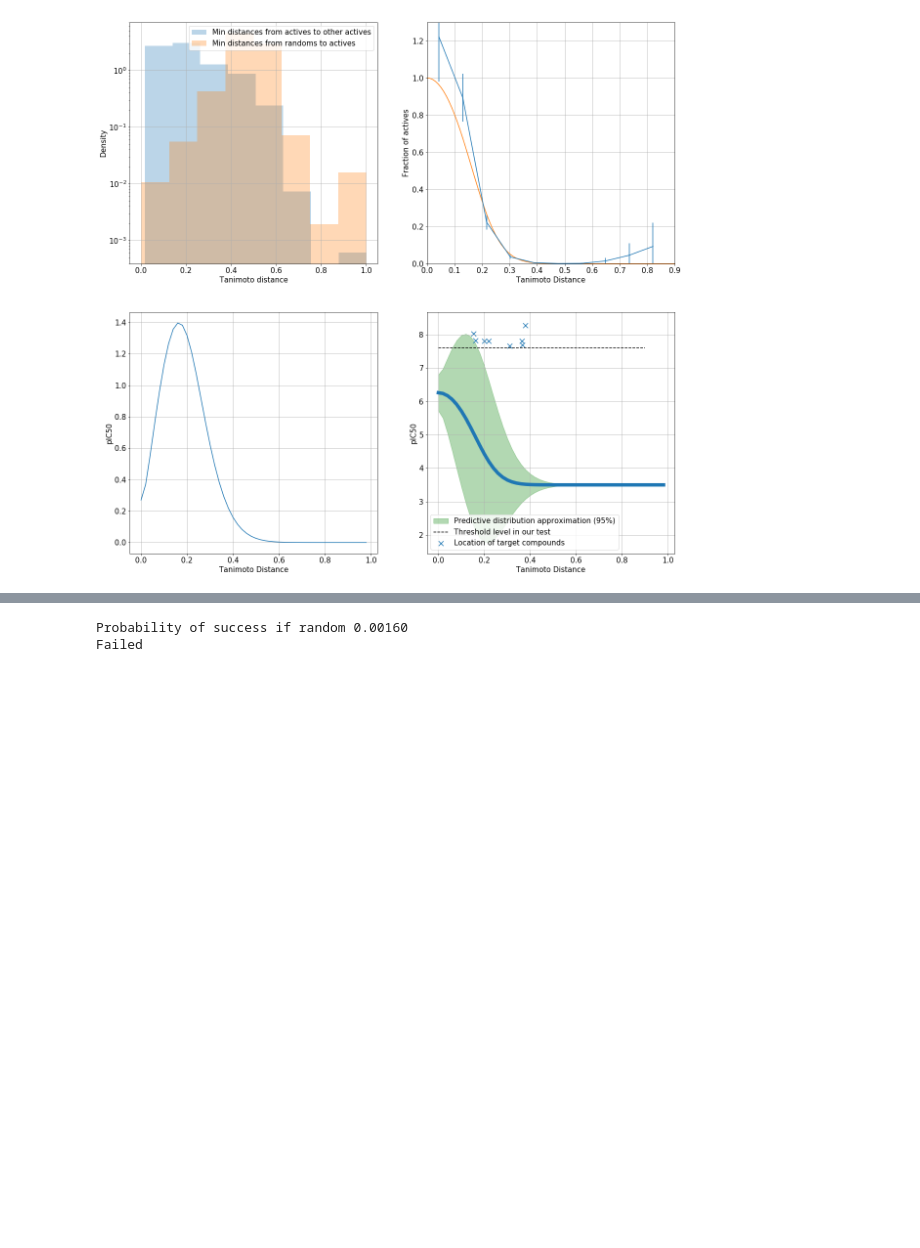
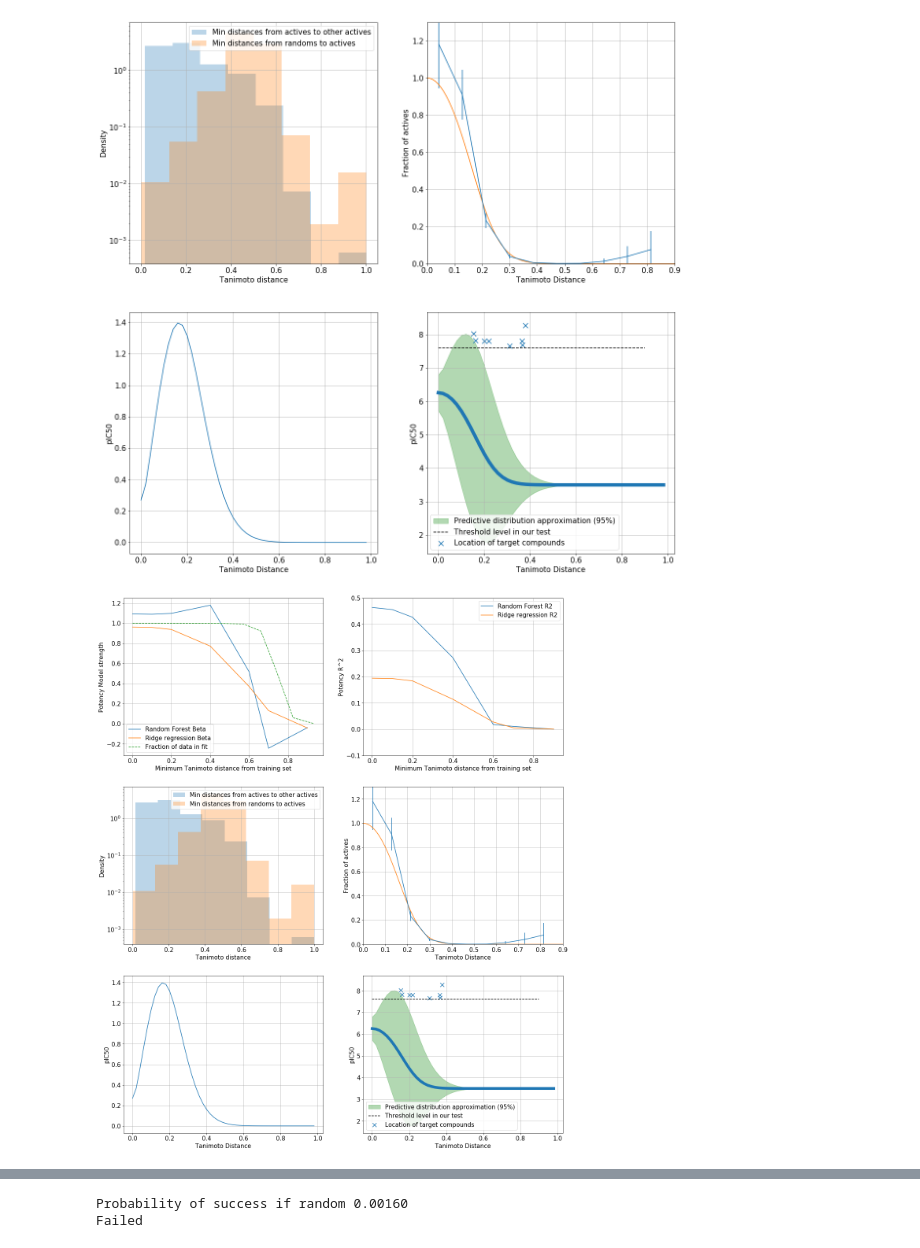
Before and after one commit to owatson/PenalizedPrediction, a Jupyter notebook: MalariaRedoAppendix.ipynb, the cells around one changed output, grey strips where cells are left out. Cells and saved outputs as stored; diff of their text form; code cells hidden in the pictures; blank space fills up the shorter version.

```diff
--- a/MalariaRedoAppendix.ipynb
+++ b/MalariaRedoAppendix.ipynb
@@ -286,3 +289,75 @@ savefig('figures/newplot2.png')
+# %%
+plt.rcParams.update({'font.size': 15})
+plt.figure(figsize=(20, 25))
+bins = [0, 0.1, 0.2, 0.4, 0.6, 0.7,  0.9]
+plt.subplot(321)
+plt.plot(bins, result_hdr['rfb'], label='Random Forest Beta')
+plt.plot(bins, result_hdr['rdgb'], label='Ridge regression Beta');
+#plt.plot(bins, np.zeros(len(bins)))
+plt.xlabel('Minimum Tanimoto distance from training set')
+plt.ylabel('Potency Model strength')
+plt.plot(ctr_hdr, [x/cd.shape[0] for x in npts_hdr], label='Fraction of data in fit', linestyle='--')
+plt.grid(True); plt.legend(loc='best')
+#plt.title('Potency model strength')
+
+plt.subplot(322)
+plt.plot(bins, result_hdr['rf'], label='Random Forest R2')
+plt.plot(bins, result_hdr['rdg'], label='Ridge regression R2');
+#plt.plot(bins, np.zeros(len(bins)))
+plt.xlabel('Minimum Tanimoto distance from training set')
+plt.ylabel('Potency R^2')
+plt.ylim((-0.1, 0.5))
+_ = plt.grid(True); plt.legend(loc='best')
+##_ = plt.title('Potency R2')
+x_axis = 0.5*(mal_hist[1][1:] + mal_hist[1][:-1])
+
+plt.subplot(323)
+
+plt.hist(mtc_dists[~np.isnan(mtc_dists)],
+         bins=8, density=True, label=('Min distances from actives to other actives'), alpha=0.3)
+plt.hist(all_dists[~np.isnan(all_dists)],
+         bins=8, density=True, label=('Min distances from randoms to actives'), alpha=0.3)
+plt.yscale('log')
+plt.xlabel('Tanimoto distance')
+plt.ylabel('Density')
+plt.grid('True')
+plt.legend(loc='best')
+
+plt.subplot(324)
+
+plt.errorbar(mh_axis, y_mean, yerr)
+x_axis = np.arange(0, 1, 0.01)
+plot(x_axis, 2./(1 + np.exp(40*x_axis**2)))
+grid(True)
+plt.ylim((0, 1.3))
+plt.xlim((0, 0.9))
+plt.grid(True)
+plt.xlabel('Tanimoto Distance')
+_ = plt.ylabel('Fraction of actives')
+
+plt.subplot(325)
+plt.plot(xv, siga, label=r'$\sigma$ (uncertainty in prediction)');
+plt.xlabel('Tanimoto Distance')
+plt.ylabel('pIC50')
+plt.grid(True)
+
+plt.subplot(326)
+plt.grid(True)
+plt.xlabel('Tanimoto Distance')
+yv = (1-frac_active(xv)) * inactive_level + frac_active(xv) * active_level
+plt.fill_between(xv, yv - 2*siga, yv + 2*siga, color='g', alpha=0.3,
+                 label='Predictive distribution approximation (95%)')
+plt.plot(xv, yv, linewidth=7.0)
+_ = plt.hlines(7.6, 0, 0.9, linestyles='--', label='Threshold level in our test')
+#plt.plot(xv, 7.6 + 0 * xv, linewidth=6.0, label='Threshold level in our test', linestyle='--')
+
+plt.scatter(gd_dists, gd.pXC50_3D7.values, marker='x', s=100, label='Location of target compounds')
+_= plt.ylabel('pIC50')
+plt.legend(loc='best')
+
+savefig('figures/newplot2alt.png')
+# %% [output]
+[figure, added]
 # %%
 from malaria import mp_utils, stats
 
```
Also changed, not shown: parts of 8 cells of this notebook, 3 other files.
